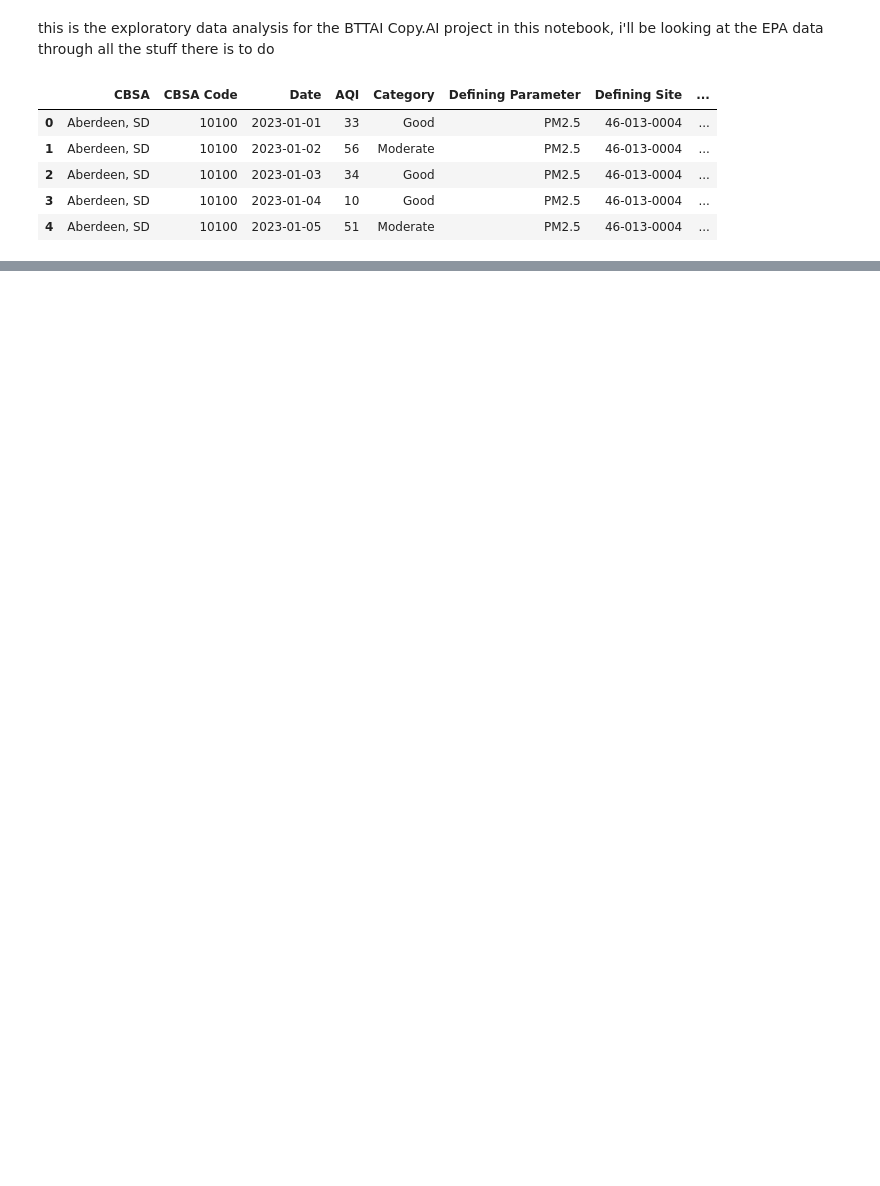
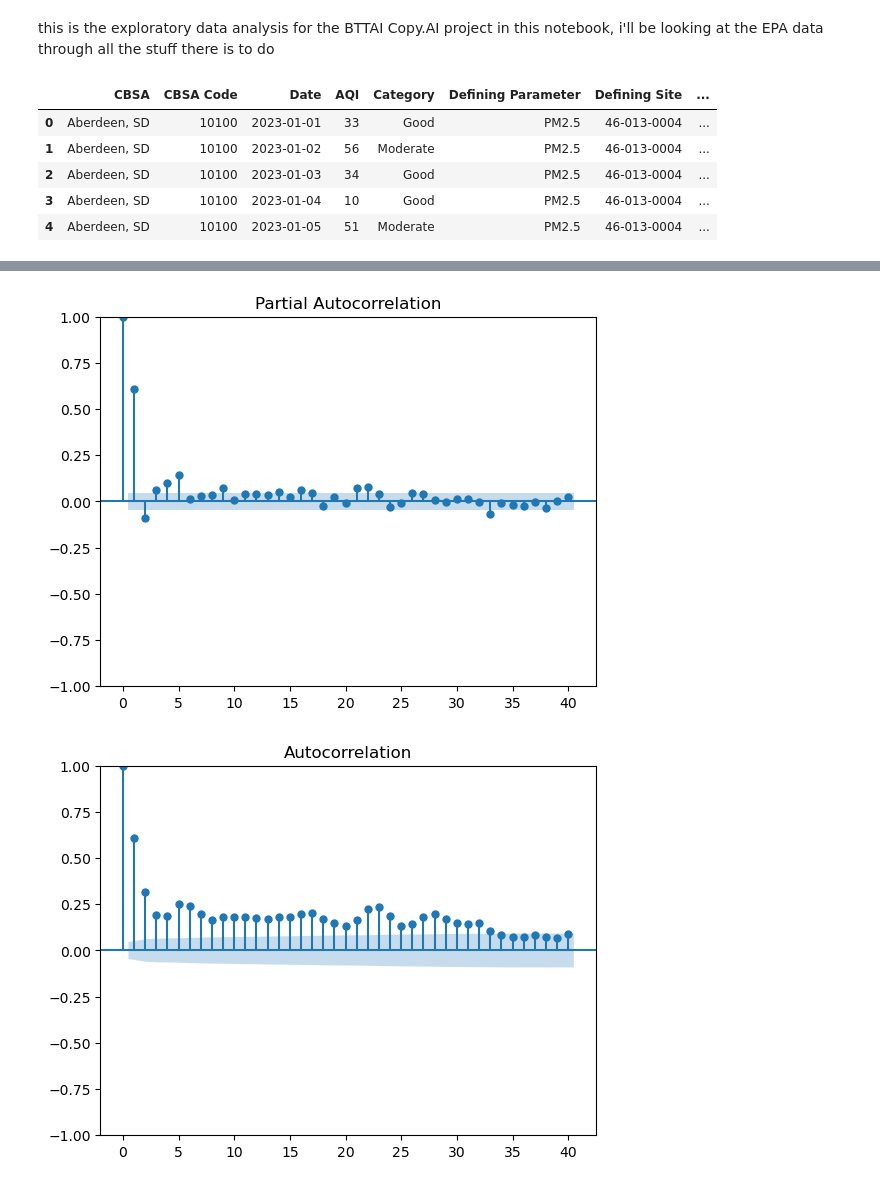
Before and after one commit to Copy-AI-student-projecct/epa, a Jupyter notebook: BTT_EDA.ipynb, the cells around one changed output, grey strips where cells are left out. Saved outputs shown, nothing was run; the diff lists cells and outputs as text; code cells hidden in the pictures; blank space fills up the shorter version.

```diff
--- a/BTT_EDA.ipynb
+++ b/BTT_EDA.ipynb
@@ -202,0 +267,27 @@ See the caveats in the documentation: https://pandas.pydata.org/pandas-docs/stab
+# %%
+# replace any aqi/category nans with whatever value is present for that date
+cols = ['AQI', 'Category']
+final_df.loc[:,cols] = final_df.loc[:,cols].bfill()
+
+#final_df.to_csv('aqi_fix3.csv', sep=',', index=False, encoding='utf-8')
+# %%
+# then drop any rows with a nan county
+final_df = final_df.dropna(subset=['County Name'])
+
+#final_df.to_csv('aqi_fix4.csv', sep=',', index=False, encoding='utf-8')
+# %%
+# group by date
+averaged_df = final_df.groupby('Date', as_index=False).mean(numeric_only=True)
+
+#averaged_df.to_csv('grouped_by_date.csv', sep=',', index=False, encoding='utf-8')
+# %%
+# drop pressure column (sorry, too many nans)
+averaged_df = averaged_df.drop(columns='Barometric pressure')
+
+#averaged_df.to_csv('final_file.csv', sep=',', index=False, encoding='utf-8')
+# %%
+plot_acf(averaged_df["AQI"], lags=40)
+plot_pacf(averaged_df["AQI"], lags=40)
+# %% [output]
+[figure, added]
+[figure, added]
```
Also changed, not shown: parts of 14 cells of this notebook, 1 other file.
